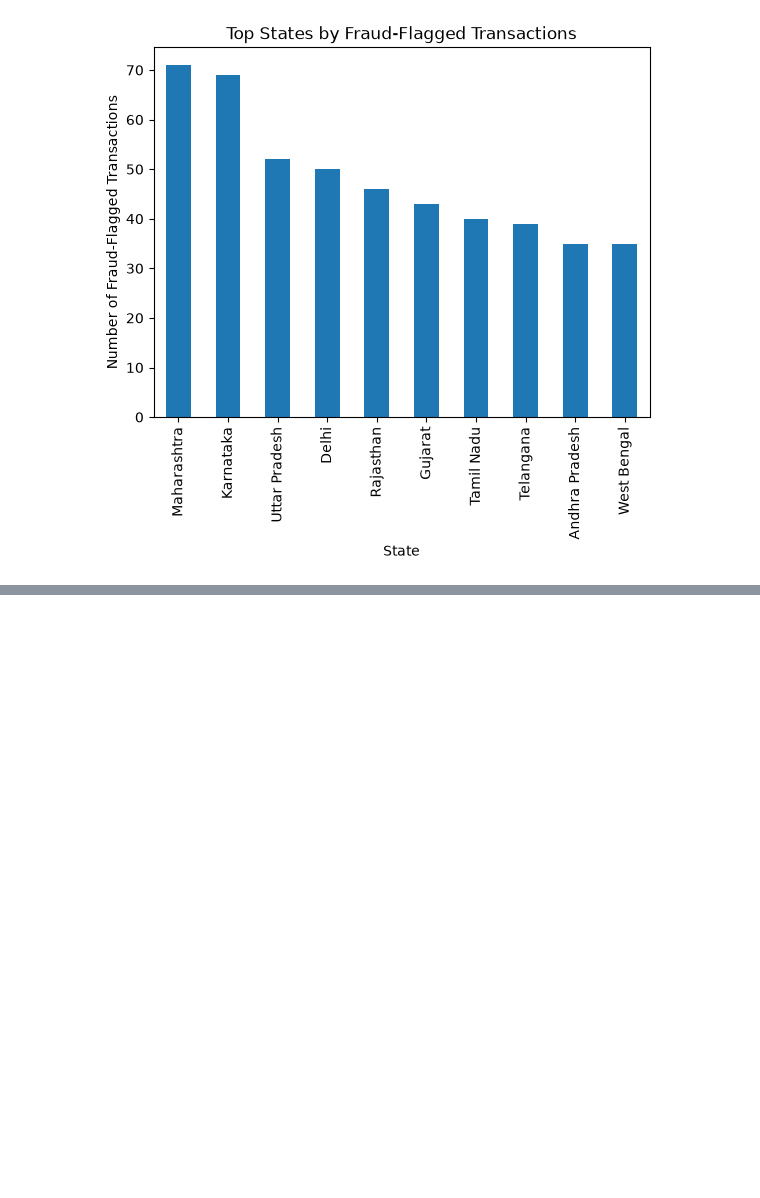
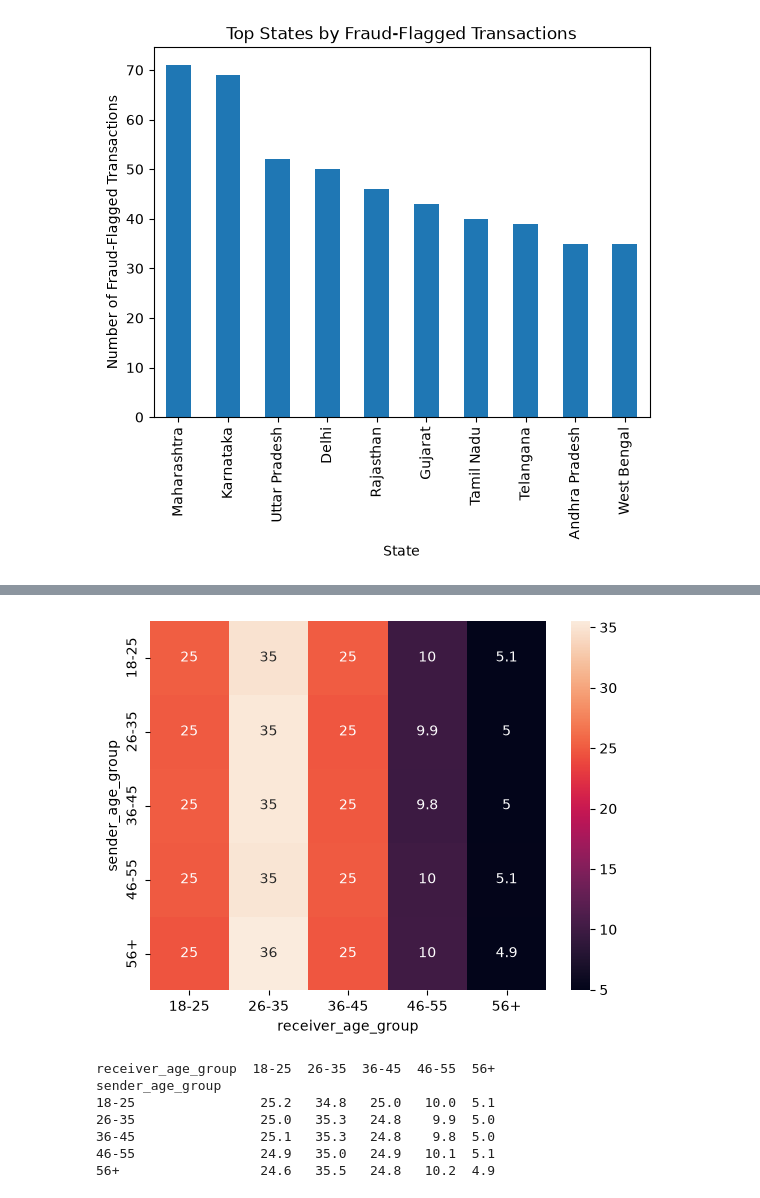
Before and after one commit to Swaraj-Shinde/DEVL-MINI-PROJECT, a Jupyter notebook: mini-project.ipynb, the cells around one changed output, grey strips where cells are left out. Saved outputs shown, nothing was run; the diff lists cells and outputs as text; code cells hidden in the pictures; blank space fills up the shorter version.

```diff
--- a/mini-project.ipynb
+++ b/mini-project.ipynb
@@ -641,0 +749,16 @@ Name: count, dtype: int64
+# %%
+ct = pd.crosstab(df["sender_age_group"], df["receiver_age_group"], normalize="index") * 100
+
+sns.heatmap(ct, annot=True)
+plt.show()
+
+print(ct.round(1))
+# %% [output]
+[figure, added]
+receiver_age_group  18-25  26-35  36-45  46-55  56+
+sender_age_group
+18-25                25.2   34.8   25.0   10.0  5.1
+26-35                25.0   35.3   24.8    9.9  5.0
+36-45                25.1   35.3   24.8    9.8  5.0
+46-55                24.9   35.0   24.9   10.1  5.1
+56+                  24.6   35.5   24.8   10.2  4.9
```
Also changed, not shown: parts of 15 cells of this notebook.
